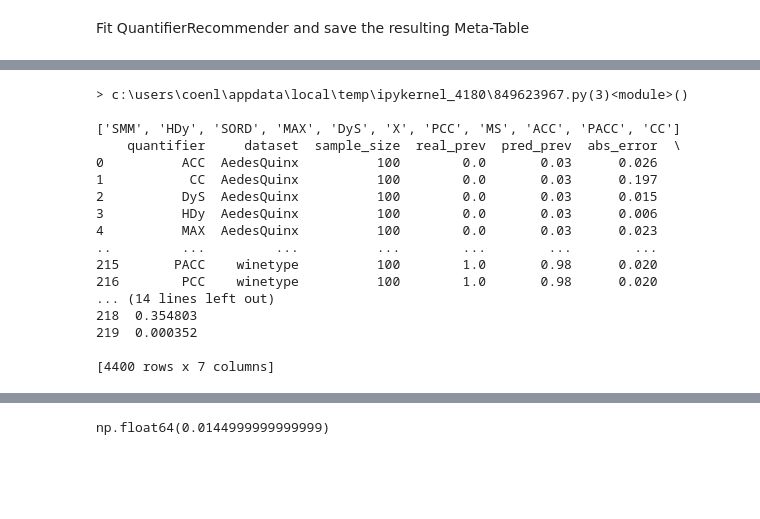
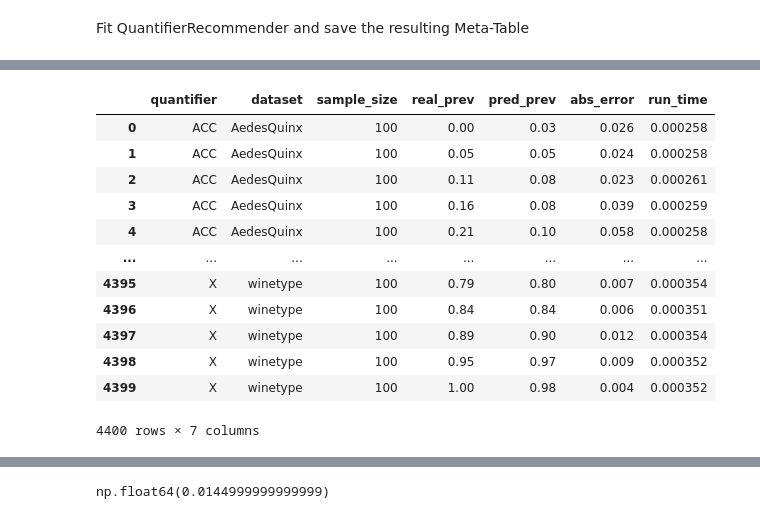
Before and after one commit to Bachega/quantifier_recommender, a Jupyter notebook: analysis.ipynb, the cells around one changed output, grey strips where cells are left out. Cells and saved outputs as stored; diff of their text form; code cells hidden in the pictures; blank space fills up the shorter version.

Commit message:
Making good progress on the Leave-One-Out method for the KQuantifier.

```diff
--- a/analysis.ipynb
+++ b/analysis.ipynb
@@ -9,6 +11,7 @@ Fit QuantifierRecommender and save the resulting Meta-Table
 # %%
 from quantifier_recommender import QuantifierRecommender
+
 recommender = QuantifierRecommender(supervised=True)
 recommender.load_fit_meta_table("./recommender_data/meta_table.h5")
-rec_eval_table = recommender.leave_one_out_evaluation("./plot_data/recommender_evaluation_table.csv")
-not_agg_eval_table = recommender.get_copy()
+recommender_eval, quantifiers_eval = recommender.leave_one_out_evaluation("./plot_data/recommender_evaluation_table.csv",
+                                                                          "./plot_data/quantifiers_evaluation_table.csv")
@@ -36,30 +18,16 @@ rec_eval_table
-# %%
-import pdb
-
-for k in range(11):
-    for dataset in not_agg_eval_table["dataset"].unique().tolist():
-        ranking = rec_eval_table.loc[dataset]["predicted_ranking"]
-
-        predicted_prev_list = []
-        for i in range(k):
-            predicted_prev_list.append(not_agg_eval_table.loc[dataset]["pred_prev"][i]))
-
-    pdb.set_trace()
-# %% [output]
-> c:\users\coenl\appdata\local\temp\ipykernel_4180\849623967.py(3)<module>()
-
-['SMM', 'HDy', 'SORD', 'MAX', 'DyS', 'X', 'PCC', 'MS', 'ACC', 'PACC', 'CC']
-    quantifier     dataset  sample_size  real_prev  pred_prev  abs_error  \
-0          ACC  AedesQuinx          100        0.0       0.03      0.026
-1           CC  AedesQuinx          100        0.0       0.03      0.197
-2          DyS  AedesQuinx          100        0.0       0.03      0.015
-3          HDy  AedesQuinx          100        0.0       0.03      0.006
-4          MAX  AedesQuinx          100        0.0       0.03      0.023
-..         ...         ...          ...        ...        ...        ...
-215       PACC    winetype          100        1.0       0.98      0.020
-216        PCC    winetype          100        1.0       0.98      0.020
-... (14 lines left out)
-218  0.354803
-219  0.000352
-
-[4400 rows x 7 columns]
+# %%
+quantifiers_eval
+# %% [output]
+|  | quantifier | dataset | sample_size | real_prev | pred_prev | abs_error | run_time |
+| 0 | ACC | AedesQuinx | 100 | 0.00 | 0.03 | 0.026 | 0.000258 |
+| 1 | ACC | AedesQuinx | 100 | 0.05 | 0.05 | 0.024 | 0.000258 |
+| 2 | ACC | AedesQuinx | 100 | 0.11 | 0.08 | 0.023 | 0.000261 |
+| 3 | ACC | AedesQuinx | 100 | 0.16 | 0.08 | 0.039 | 0.000259 |
+| 4 | ACC | AedesQuinx | 100 | 0.21 | 0.10 | 0.058 | 0.000258 |
+| ... | ... | ... | ... | ... | ... | ... | ... |
+| 4395 | X | winetype | 100 | 0.79 | 0.80 | 0.007 | 0.000354 |
+| 4396 | X | winetype | 100 | 0.84 | 0.84 | 0.006 | 0.000351 |
+| 4397 | X | winetype | 100 | 0.89 | 0.90 | 0.012 | 0.000354 |
+| 4398 | X | winetype | 100 | 0.95 | 0.97 | 0.009 | 0.000352 |
+| 4399 | X | winetype | 100 | 1.00 | 0.98 | 0.004 | 0.000352 |
+4400 rows × 7 columns
```
Also changed, not shown: parts of 3 cells of this notebook, 6 other files.
